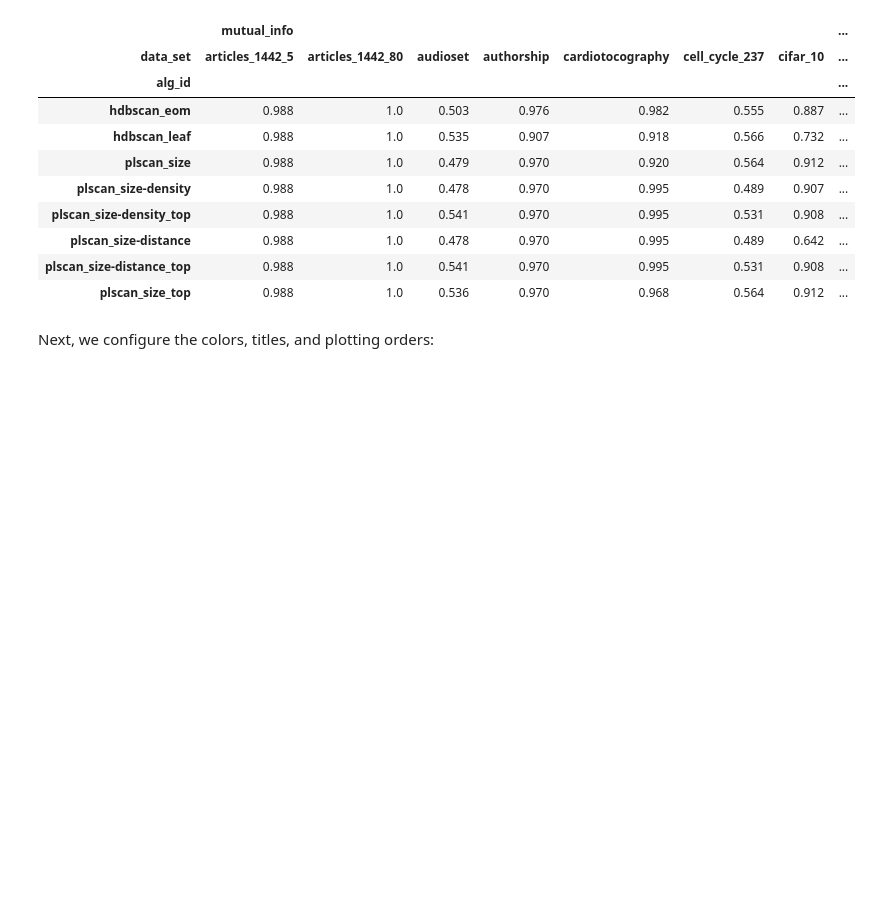
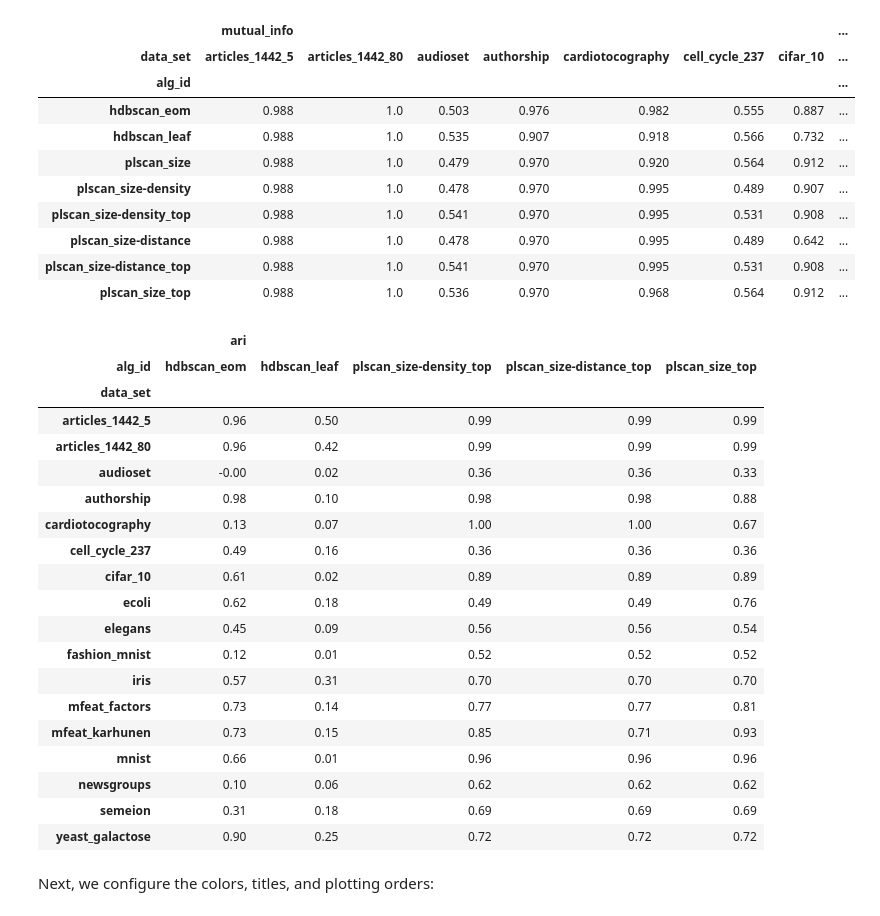
Before and after one commit to JelmerBot/plscan, a Jupyter notebook: docs/demo_parameter_sensitivity.ipynb, the cells around one changed output. Drawn from its saved outputs; the diff is of its cells as text; code cells hidden in the pictures; blank space fills up the shorter version.

Commit message:
add ARI table

```diff
--- a/docs/demo_parameter_sensitivity.ipynb
+++ b/docs/demo_parameter_sensitivity.ipynb
@@ -419,6 +419,32 @@ df_top.groupby(["data_set", "alg_id"]).apply(
 | plscan_size-distance | 0.988 | 1.0 | 0.478 | 0.970 | 0.995 | 0.489 | 0.642 | ... |
 | plscan_size-distance_top | 0.988 | 1.0 | 0.541 | 0.970 | 0.995 | 0.531 | 0.908 | ... |
 | plscan_size_top | 0.988 | 1.0 | 0.536 | 0.970 | 0.968 | 0.564 | 0.912 | ... |
+# %%
+tab = df_top.query('k==4').pivot(index='data_set', columns='alg_id', values=['ari']).round(2)
+to_remove = [c for c in tab.columns if c[1].startswith('plscan') and not c[1].endswith('_top')]
+tab = tab.drop(columns=to_remove)
+tab
+# %% [output]
+|  | ari |  |  |  |  |
+| alg_id | hdbscan_eom | hdbscan_leaf | plscan_size-density_top | plscan_size-distance_top | plscan_size_top |
+| data_set |  |  |  |  |  |
+| articles_1442_5 | 0.96 | 0.50 | 0.99 | 0.99 | 0.99 |
+| articles_1442_80 | 0.96 | 0.42 | 0.99 | 0.99 | 0.99 |
+| audioset | -0.00 | 0.02 | 0.36 | 0.36 | 0.33 |
+| authorship | 0.98 | 0.10 | 0.98 | 0.98 | 0.88 |
+| cardiotocography | 0.13 | 0.07 | 1.00 | 1.00 | 0.67 |
+| cell_cycle_237 | 0.49 | 0.16 | 0.36 | 0.36 | 0.36 |
+| cifar_10 | 0.61 | 0.02 | 0.89 | 0.89 | 0.89 |
+| ecoli | 0.62 | 0.18 | 0.49 | 0.49 | 0.76 |
+| elegans | 0.45 | 0.09 | 0.56 | 0.56 | 0.54 |
+| fashion_mnist | 0.12 | 0.01 | 0.52 | 0.52 | 0.52 |
+| iris | 0.57 | 0.31 | 0.70 | 0.70 | 0.70 |
+| mfeat_factors | 0.73 | 0.14 | 0.77 | 0.77 | 0.81 |
+| mfeat_karhunen | 0.73 | 0.15 | 0.85 | 0.71 | 0.93 |
+| mnist | 0.66 | 0.01 | 0.96 | 0.96 | 0.96 |
+| newsgroups | 0.10 | 0.06 | 0.62 | 0.62 | 0.62 |
+| semeion | 0.31 | 0.18 | 0.69 | 0.69 | 0.69 |
+| yeast_galactose | 0.90 | 0.25 | 0.72 | 0.72 | 0.72 |
 # %% [markdown]
 Next, we configure the colors, titles, and plotting orders:
 # %%
```
